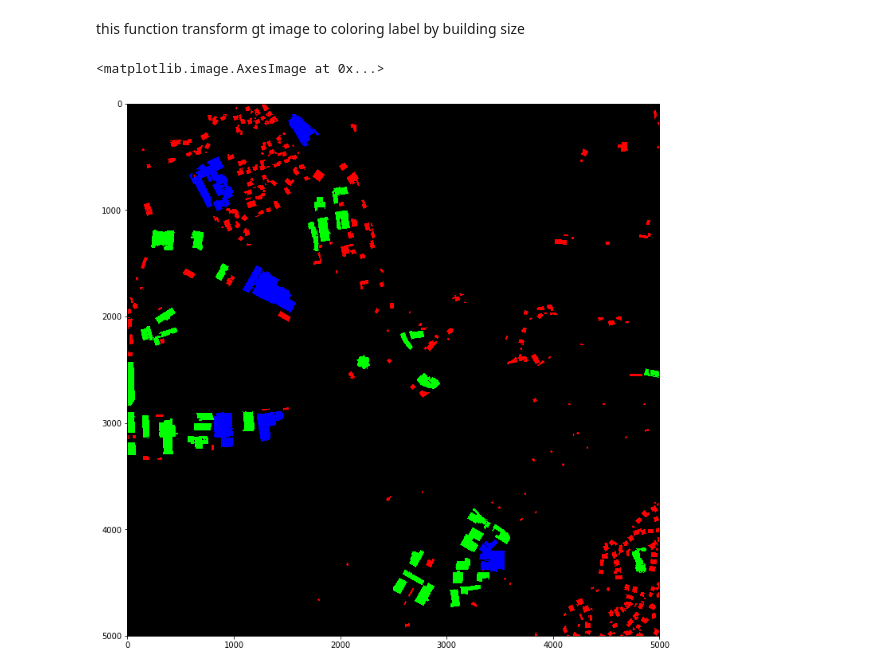
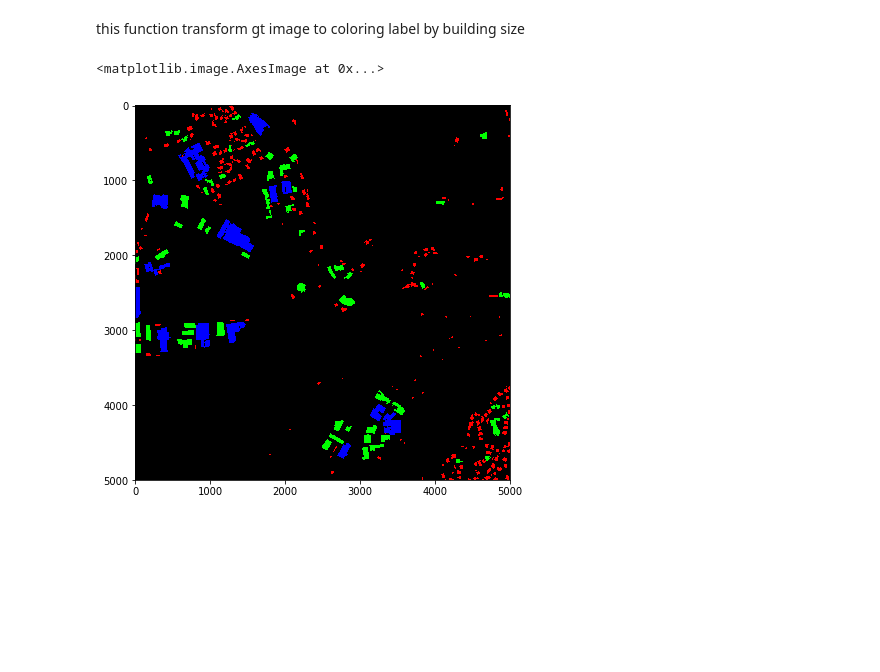
Before and after one commit to UsrNameu1/UNetSS, a Jupyter notebook: notebook/AggregateBuildingArea.ipynb, the cells around one changed output. Drawn from its saved outputs; the diff is of its cells as text; code cells hidden in the pictures; blank space fills up the shorter version.

```diff
--- a/notebook/AggregateBuildingArea.ipynb
+++ b/notebook/AggregateBuildingArea.ipynb
@@ -131,20 +133,20 @@ def transform_to_sizelabel(bin_image: np.ndarray) -> np.ndarray:
 
         parent_idx = hierarchy[0][idx][3]
         if parent_idx >= 0:
-            image = cv2.drawContours(image, [contour], -1, (0, 0, 0), -1)
-        elif area <= 7500:
-            image = cv2.drawContours(image, [contour], -1, (255, 0, 0), -1)
-        elif area >= 7500 and area < 37500:
-            image = cv2.drawContours(image, [contour], -1, (0, 255, 0), -1)
-        elif area >= 37500:
-            image = cv2.drawContours(image, [contour], -1, (0, 0, 255), -1)
+            image = cv2.drawContours(image, [contour], -1, SizeLabel.blank.value.rgb, -1)
+        elif area <= 3400:
+            image = cv2.drawContours(image, [contour], -1, SizeLabel.small.value.rgb, -1)
+        elif area >= 3400 and area < 18800:
+            image = cv2.drawContours(image, [contour], -1, SizeLabel.medium.value.rgb, -1)
+        elif area >= 18800:
+            image = cv2.drawContours(image, [contour], -1, SizeLabel.large.value.rgb, -1)
 
     return image
 # %%
 gt_image = io.imread(gt_path.as_posix())
 sizelabel_image = transform_to_sizelabel(gt_image)
-plt.figure(figsize=(10, 10))
+plt.figure(figsize=(6, 6))
 io.imshow(sizelabel_image)
 # %% [output]
 <matplotlib.image.AxesImage at 0x...>
-[figure, old version]
+[figure, new version]
```
Also changed, not shown: parts of 7 cells of this notebook, 2 other files.
